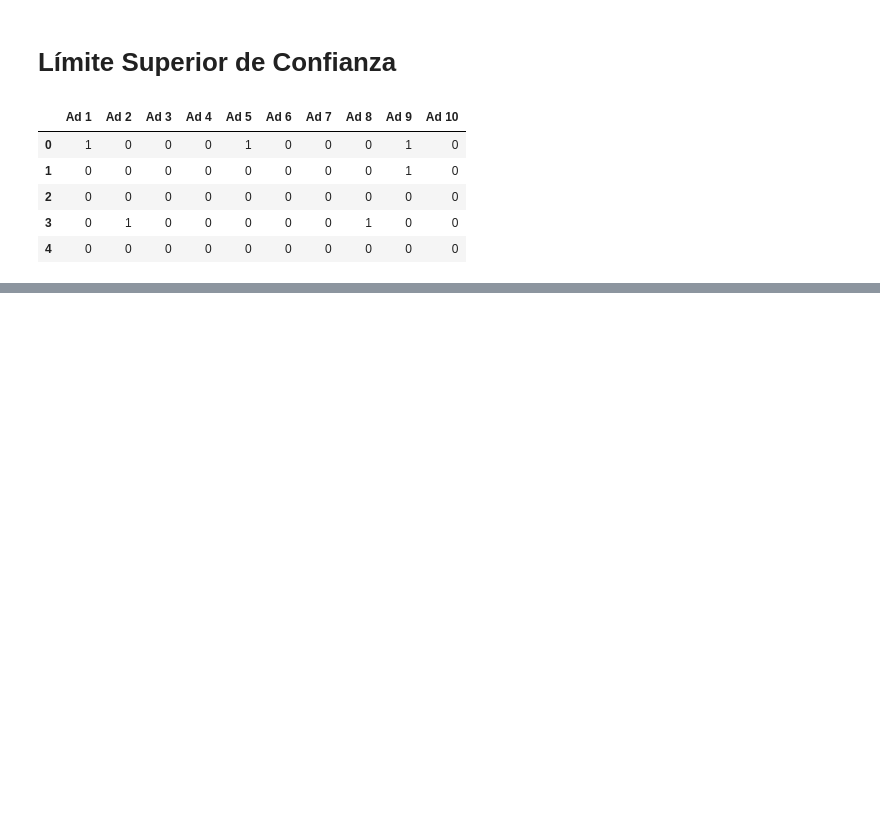
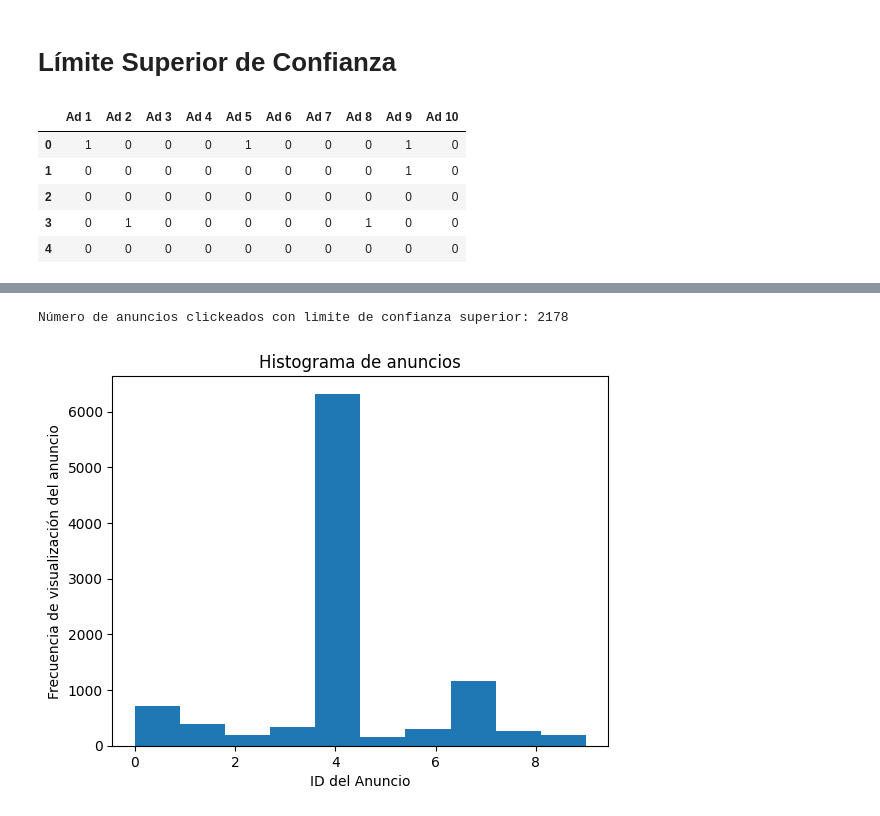
Before and after one commit to jrguignan/Machine_Learning, a Jupyter notebook: Aprendizaje_por_Refuerzo/limite_superior_de_confianza.ipynb, the cells around one changed output, grey strips where cells are left out. Cells and saved outputs as stored; diff of their text form; code cells hidden in the pictures; blank space fills up the shorter version.

Commit message:
por refuerzo limite superior de confiaza

```diff
--- a/Aprendizaje_por_Refuerzo/limite_superior_de_confianza.ipynb
+++ b/Aprendizaje_por_Refuerzo/limite_superior_de_confianza.ipynb
@@ -46,0 +50,53 @@ plt.show()
+# %%
+#Algoritmo Limite Superior de Confianza (UCB)
+#Con un dataset estatico, es una simulacion
+import math
+
+N=10000 #numero de rondas o usuarios
+d=10  #numero de anuncios
+
+numero_de_seleccion = [0]*d
+suma_de_recompezas = [0]*d
+anuncios_seleccionados = []
+recompenza_total = 0
+
+for i in range(0,N):
+    max_limite_superior=0
+    anuncio=0
+
+    for n in range(0,d):
+        if (numero_de_seleccion[n]>0):
+          #Calculo del limite superior
+            #recompenza media
+            recompensa_media = suma_de_recompezas[n] / numero_de_seleccion[n]
+            #delta
+            delta_n = math.sqrt(3/2*math.log(i+1) / numero_de_seleccion[n])
+            #Intevalo de recompenza superior
+            limite_superior = recompensa_media + delta_n
+        else:
+            limite_superior = 1e400
+            #Guarda el limite superior maximo y el anuncio
+        if  limite_superior > max_limite_superior:
+              max_limite_superior = limite_superior
+              anuncio = n
+
+    anuncios_seleccionados.append(anuncio)
+    numero_de_seleccion[anuncio] = numero_de_seleccion[anuncio] + 1
+    recompensa = dataset.values[i, anuncio]
+    suma_de_recompezas[anuncio] = suma_de_recompezas[anuncio] + recompensa
+    recompenza_total = recompenza_total + recompensa
+
+print("Número de anuncios clickeados con limite de confianza superior:",recompenza_total)
+# %% [output]
+Número de anuncios clickeados con limite de confianza superior: 2178
+# %%
+#Visualizacon de los resultados del algoritmo limite superior de confianza
+
+# Histograma de resultados
+plt.hist(anuncios_seleccionados)
+plt.title("Histograma de anuncios")
+plt.xlabel("ID del Anuncio")
+plt.ylabel("Frecuencia de visualización del anuncio")
+plt.show()
+# %% [output]
+[figure, added]
```
Also changed, not shown: parts of 2 cells of this notebook, 1 other file.
